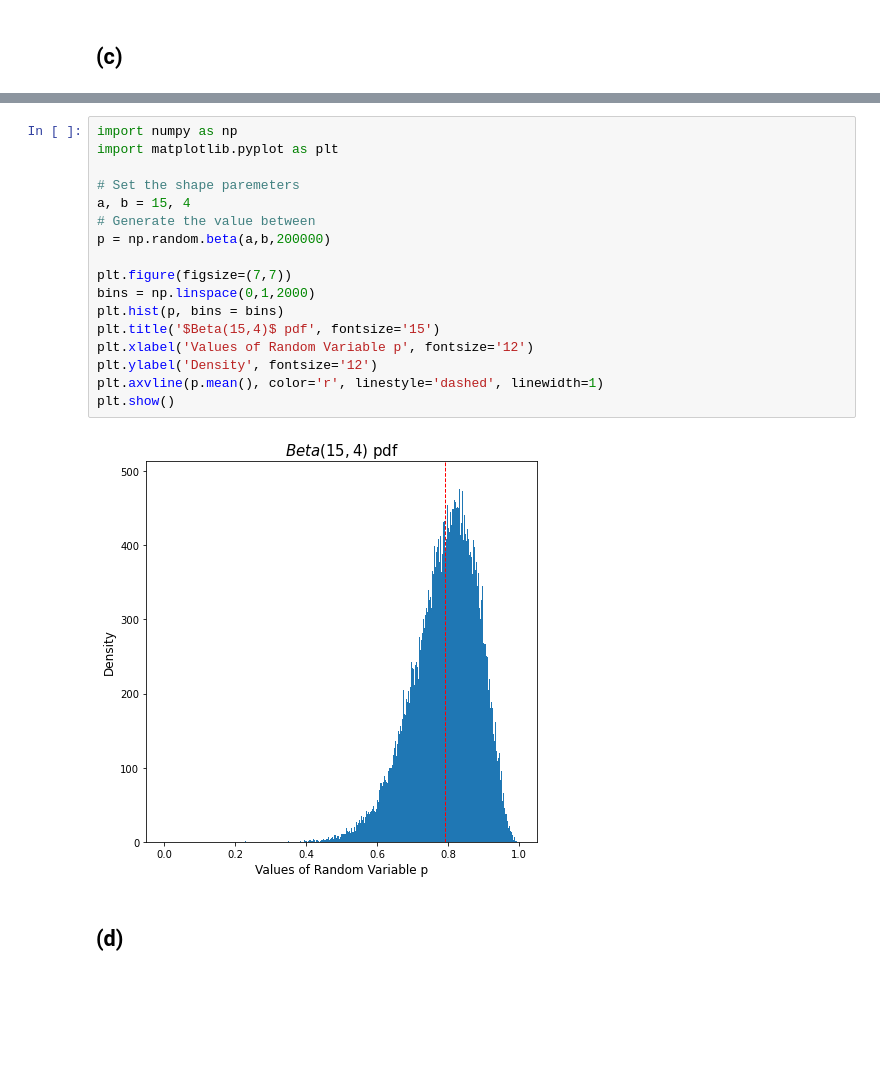
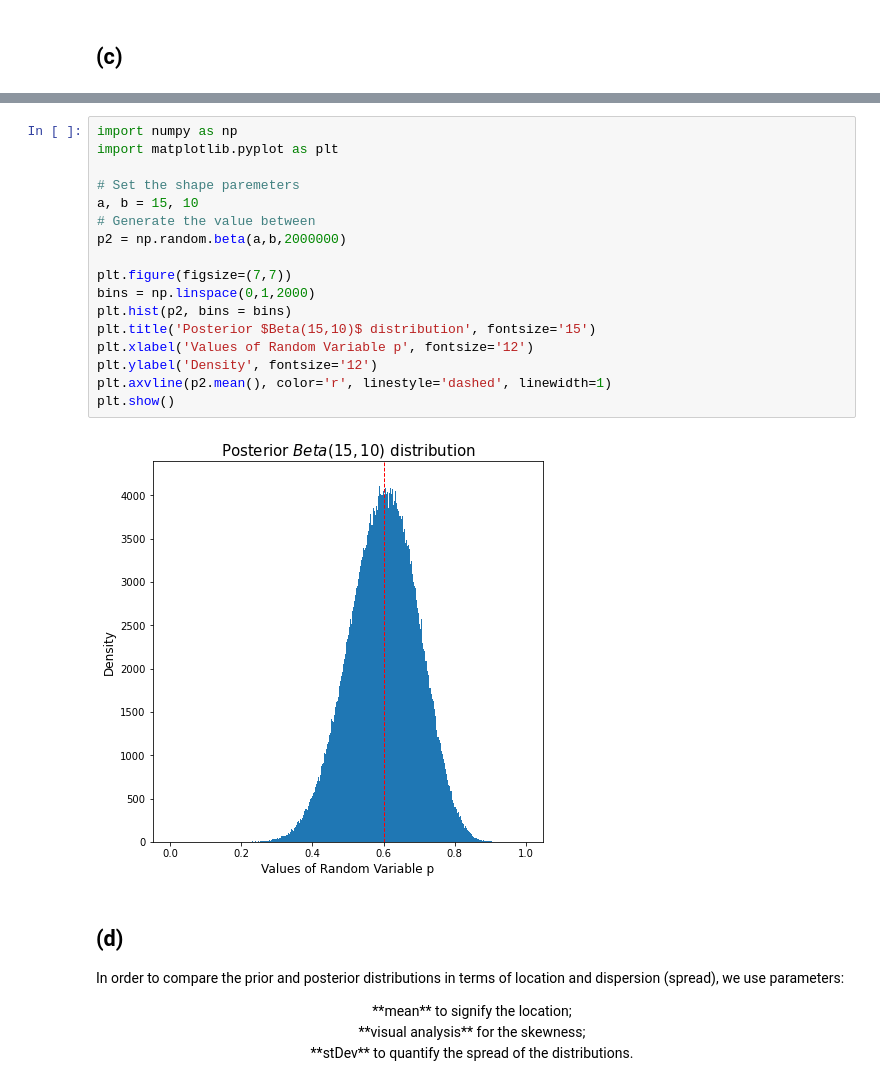
Before and after one commit to thutrangluu/Assignment_Stat, a Jupyter notebook: Assignment 1 Statistics.ipynb, the cells around one changed output, grey strips where cells are left out. Cells and saved outputs as stored; diff of their text form; blank space fills up the shorter version.

```diff
--- a/Assignment 1 Statistics.ipynb
+++ b/Assignment 1 Statistics.ipynb
@@ -262,21 +237,26 @@ plt.show()
 # %%
 import numpy as np
 import matplotlib.pyplot as plt
 
 # Set the shape paremeters
-a, b = 15, 4
+a, b = 15, 10
 # Generate the value between
-p = np.random.beta(a,b,200000)
+p2 = np.random.beta(a,b,2000000)
 
 plt.figure(figsize=(7,7))
 bins = np.linspace(0,1,2000)
-plt.hist(p, bins = bins)
-plt.title('$Beta(15,4)$ pdf', fontsize='15')
+plt.hist(p2, bins = bins)
+plt.title('Posterior $Beta(15,10)$ distribution', fontsize='15')
 plt.xlabel('Values of Random Variable p', fontsize='12')
 plt.ylabel('Density', fontsize='12')
-plt.axvline(p.mean(), color='r', linestyle='dashed', linewidth=1)
+plt.axvline(p2.mean(), color='r', linestyle='dashed', linewidth=1)
 plt.show()
 # %% [output]
-[figure, old version]
+[figure, new version]
-# %% [markdown]
-## (d)
+# %% [markdown]
+## (d)
+
+In order to compare the prior and posterior distributions in terms of location and dispersion (spread), we use parameters:<br>
+ <center>**mean** to signify the location;<br>
+**visual analysis** for the skewness;<br>
+**stDev** to quantify the spread of the distributions.</center>
```
Also changed, not shown: parts of 12 cells of this notebook.
